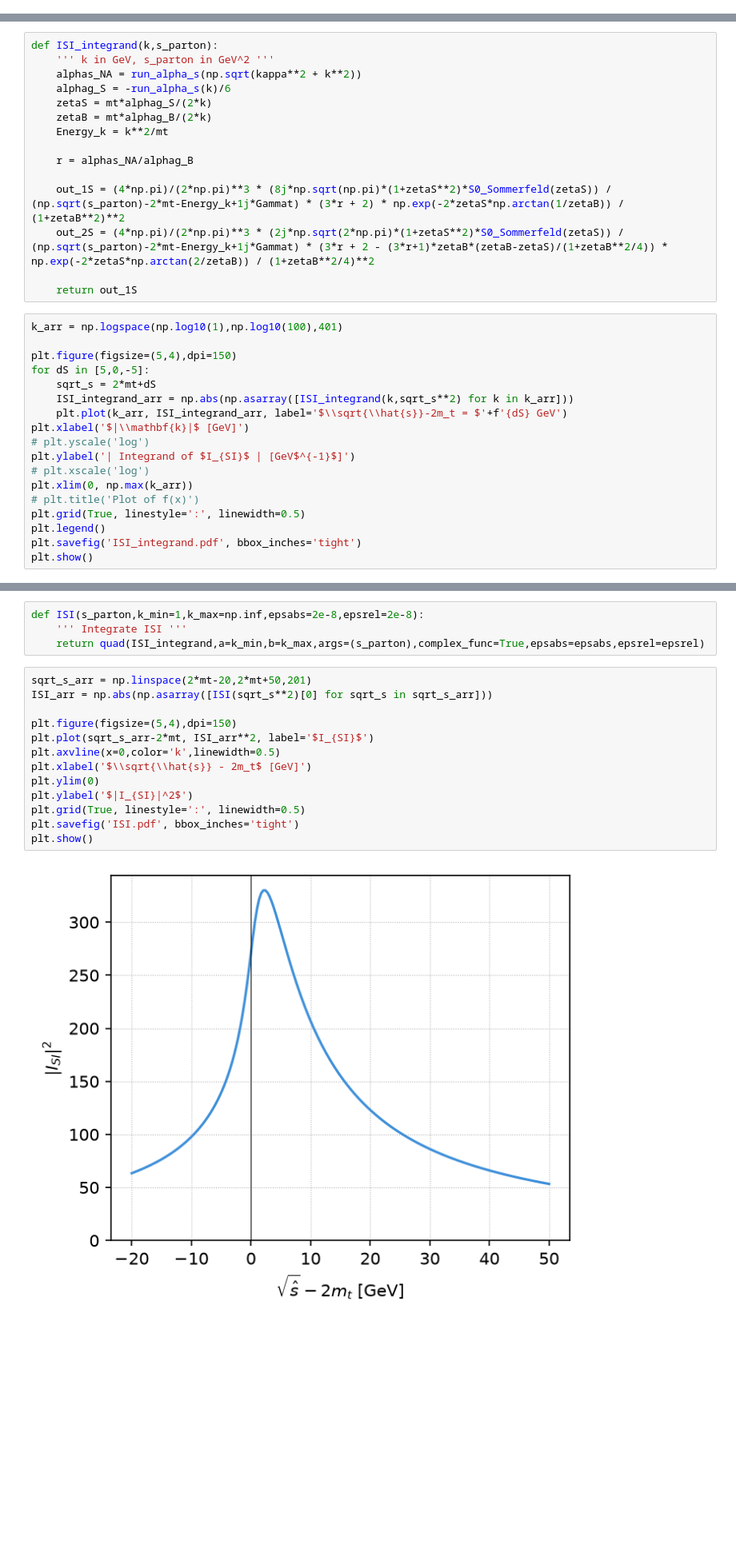
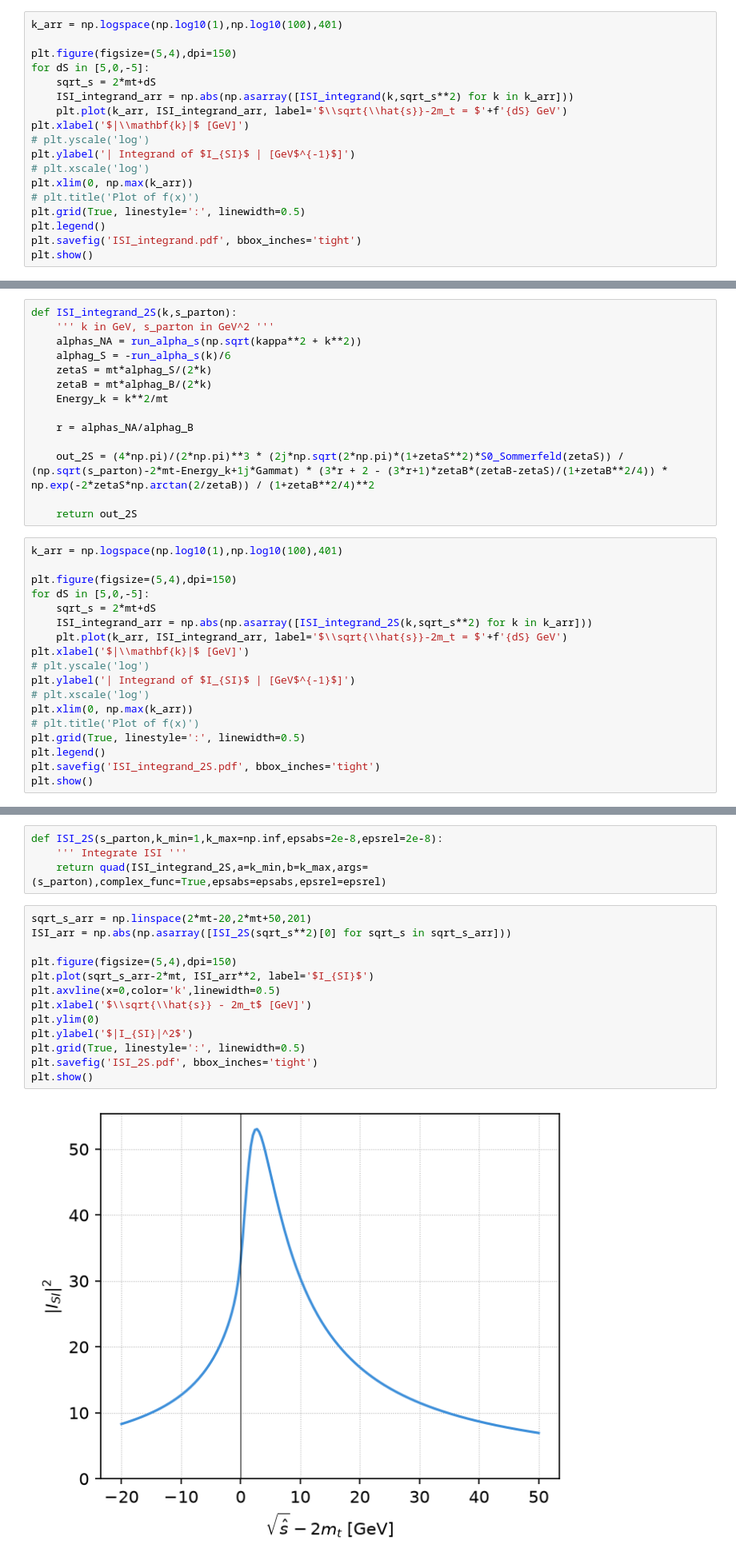
Before and after one commit to phananhvu1609/toponium, a Jupyter notebook: plot/analysis.ipynb, the cells around one changed output, grey strips where cells are left out. Shown at 80% size. Saved outputs shown, nothing was run; the diff lists cells and outputs as text; blank space fills up the shorter version.

```diff
--- a/plot/analysis.ipynb
+++ b/plot/analysis.ipynb
@@ -187,0 +203,18 @@ def S0_Sommerfeld(x):
+# %%
+k_arr = np.logspace(np.log10(1),np.log10(100),401)
+
+plt.figure(figsize=(5,4),dpi=150)
+for dS in [5,0,-5]:
+    sqrt_s = 2*mt+dS
+    ISI_integrand_arr = np.abs(np.asarray([ISI_integrand(k,sqrt_s**2) for k in k_arr]))
+    plt.plot(k_arr, ISI_integrand_arr, label='$\\sqrt{\\hat{s}}-2m_t = $'+f'{dS} GeV')
+plt.xlabel('$|\\mathbf{k}|$ [GeV]')
+# plt.yscale('log')
+plt.ylabel('| Integrand of $I_{SI}$ | [GeV$^{-1}$]')
+# plt.xscale('log')
+plt.xlim(0, np.max(k_arr))
+# plt.title('Plot of f(x)')
+plt.grid(True, linestyle=':', linewidth=0.5)
+plt.legend()
+plt.savefig('ISI_integrand.pdf', bbox_inches='tight')
+plt.show()
@@ -188,5 +252,5 @@ def S0_Sommerfeld(x):
 # %%
-def ISI_integrand(k,s_parton):
+def ISI_integrand_2S(k,s_parton):
     ''' k in GeV, s_parton in GeV^2 '''
     alphas_NA = run_alpha_s(np.sqrt(kappa**2 + k**2))
     alphag_S = -run_alpha_s(k)/6
@@ -196,17 +260,16 @@ def ISI_integrand(k,s_parton):
 
     r = alphas_NA/alphag_B
 
-    out_1S = (4*np.pi)/(2*np.pi)**3 * (8j*np.sqrt(np.pi)*(1+zetaS**2)*S0_Sommerfeld(zetaS)) / (np.sqrt(s_parton)-2*mt-Energy_k+1j*Gammat) * (3*r + 2) * np.exp(-2*zetaS*np.arctan(1/zetaB)) / (1+zetaB**2)**2
     out_2S = (4*np.pi)/(2*np.pi)**3 * (2j*np.sqrt(2*np.pi)*(1+zetaS**2)*S0_Sommerfeld(zetaS)) / (np.sqrt(s_parton)-2*mt-Energy_k+1j*Gammat) * (3*r + 2 - (3*r+1)*zetaB*(zetaB-zetaS)/(1+zetaB**2/4)) * np.exp(-2*zetaS*np.arctan(2/zetaB)) / (1+zetaB**2/4)**2
 
-    return out_1S
+    return out_2S
 # %%
 k_arr = np.logspace(np.log10(1),np.log10(100),401)
 
 plt.figure(figsize=(5,4),dpi=150)
 for dS in [5,0,-5]:
     sqrt_s = 2*mt+dS
-    ISI_integrand_arr = np.abs(np.asarray([ISI_integrand(k,sqrt_s**2) for k in k_arr]))
+    ISI_integrand_arr = np.abs(np.asarray([ISI_integrand_2S(k,sqrt_s**2) for k in k_arr]))
     plt.plot(k_arr, ISI_integrand_arr, label='$\\sqrt{\\hat{s}}-2m_t = $'+f'{dS} GeV')
 plt.xlabel('$|\\mathbf{k}|$ [GeV]')
 # plt.yscale('log')
@@ -216,6 +279,6 @@ plt.xlim(0, np.max(k_arr))
 # plt.title('Plot of f(x)')
 plt.grid(True, linestyle=':', linewidth=0.5)
 plt.legend()
-plt.savefig('ISI_integrand.pdf', bbox_inches='tight')
+plt.savefig('ISI_integrand_2S.pdf', bbox_inches='tight')
 plt.show()
 # %% [output]
@@ -223,19 +286,19 @@ plt.show()
 # %%
-def ISI(s_parton,k_min=1,k_max=np.inf,epsabs=2e-8,epsrel=2e-8):
+def ISI_2S(s_parton,k_min=1,k_max=np.inf,epsabs=2e-8,epsrel=2e-8):
     ''' Integrate ISI '''
-    return quad(ISI_integrand,a=k_min,b=k_max,args=(s_parton),complex_func=True,epsabs=epsabs,epsrel=epsrel)
+    return quad(ISI_integrand_2S,a=k_min,b=k_max,args=(s_parton),complex_func=True,epsabs=epsabs,epsrel=epsrel)
 # %%
 sqrt_s_arr = np.linspace(2*mt-20,2*mt+50,201)
-ISI_arr = np.abs(np.asarray([ISI(sqrt_s**2)[0] for sqrt_s in sqrt_s_arr]))
+ISI_arr = np.abs(np.asarray([ISI_2S(sqrt_s**2)[0] for sqrt_s in sqrt_s_arr]))
 
 plt.figure(figsize=(5,4),dpi=150)
 plt.plot(sqrt_s_arr-2*mt, ISI_arr**2, label='$I_{SI}$')
 plt.axvline(x=0,color='k',linewidth=0.5)
 plt.xlabel('$\\sqrt{\\hat{s}} - 2m_t$ [GeV]')
 plt.ylim(0)
 plt.ylabel('$|I_{SI}|^2$')
 plt.grid(True, linestyle=':', linewidth=0.5)
-plt.savefig('ISI.pdf', bbox_inches='tight')
+plt.savefig('ISI_2S.pdf', bbox_inches='tight')
 plt.show()
 # %% [output]
-[figure, old version]
+[figure, new version]
```
Also changed, not shown: parts of 28 cells of this notebook, 22 other files.
